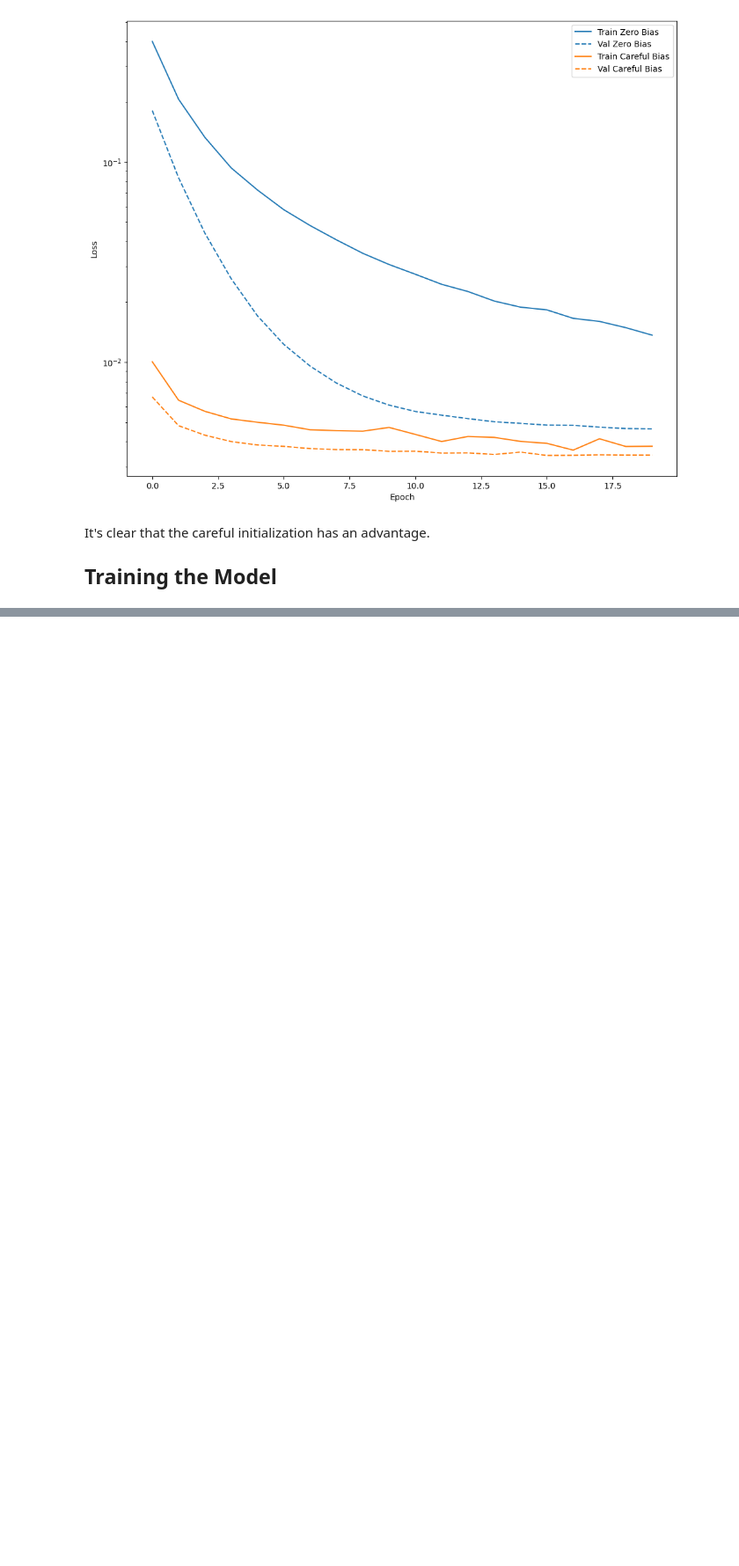
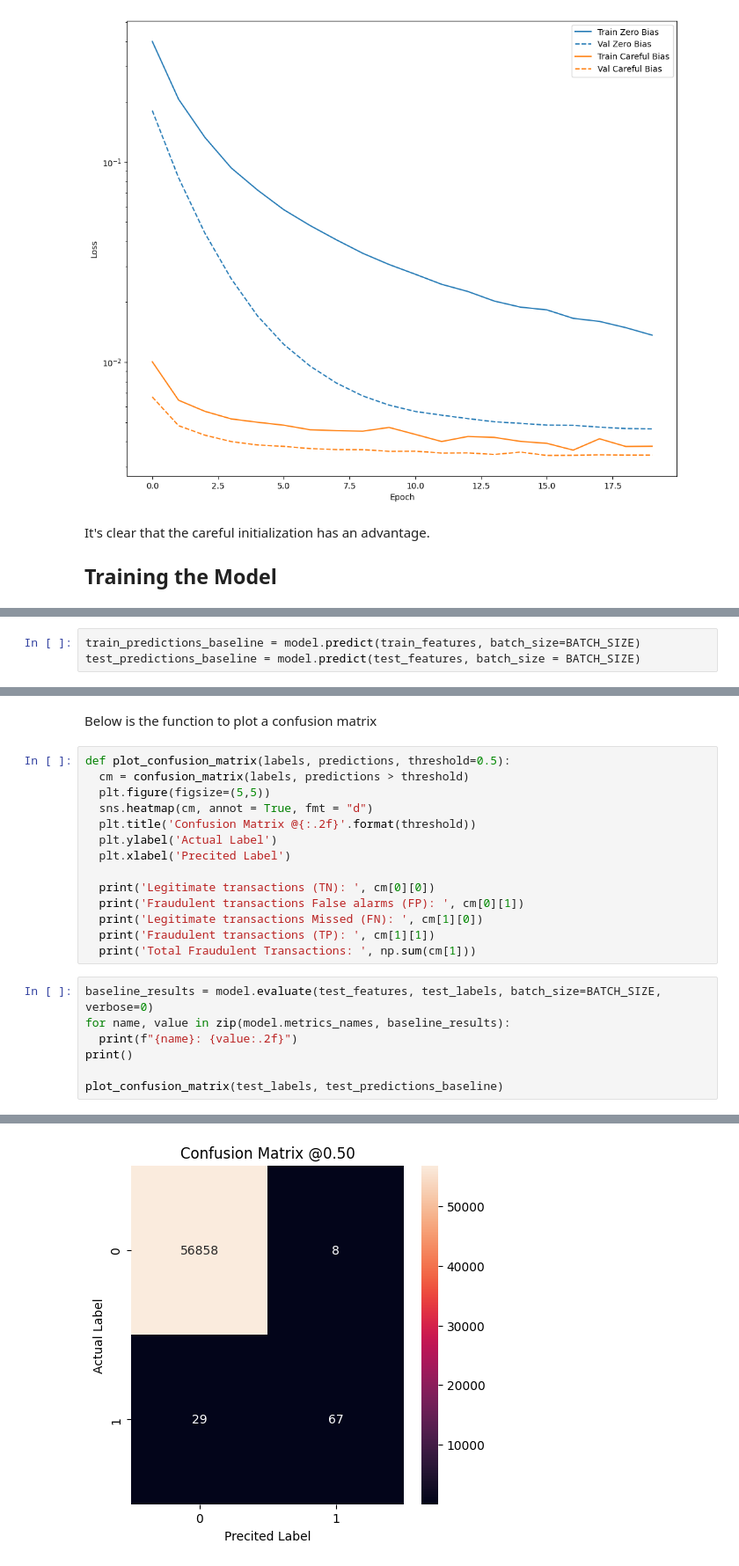
Before and after one commit to TomiMalamud/fraud-detection, a Jupyter notebook: fraud-detection.ipynb, the cells around one changed output, grey strips where cells are left out. Shown at 88% size. Saved outputs shown, nothing was run; the diff lists cells and outputs as text; blank space fills up the shorter version.

```diff
--- a/fraud-detection.ipynb
+++ b/fraud-detection.ipynb
@@ -341,0 +348,3 @@ SyntaxError: incomplete input (<ipython-input-27-8eb745d796f8>, line 12)
+# %%
+train_predictions_baseline = model.predict(train_features, batch_size=BATCH_SIZE)
+test_predictions_baseline = model.predict(test_features, batch_size = BATCH_SIZE)
@@ -341,0 +354,24 @@ SyntaxError: incomplete input (<ipython-input-27-8eb745d796f8>, line 12)
+# %% [markdown]
+Below is the function to plot a confusion matrix
+# %%
+def plot_confusion_matrix(labels, predictions, threshold=0.5):
+  cm = confusion_matrix(labels, predictions > threshold)
+  plt.figure(figsize=(5,5))
+  sns.heatmap(cm, annot = True, fmt = "d")
+  plt.title('Confusion Matrix @{:.2f}'.format(threshold))
+  plt.ylabel('Actual Label')
+  plt.xlabel('Precited Label')
+
+  print('Legitimate transactions (TN): ', cm[0][0])
+  print('Fraudulent transactions False alarms (FP): ', cm[0][1])
+  print('Legitimate transactions Missed (FN): ', cm[1][0])
+  print('Fraudulent transactions (TP): ', cm[1][1])
+  print('Total Fraudulent Transactions: ', np.sum(cm[1]))
+# %%
+baseline_results = model.evaluate(test_features, test_labels, batch_size=BATCH_SIZE, verbose=0)
+for name, value in zip(model.metrics_names, baseline_results):
+  print(f"{name}: {value:.2f}")
+print()
+
+plot_confusion_matrix(test_labels, test_predictions_baseline)
+# %% [output]
@@ -341,0 +396 @@ SyntaxError: incomplete input (<ipython-input-27-8eb745d796f8>, line 12)
+[figure, added]
```
Also changed, not shown: parts of 24 cells of this notebook.
